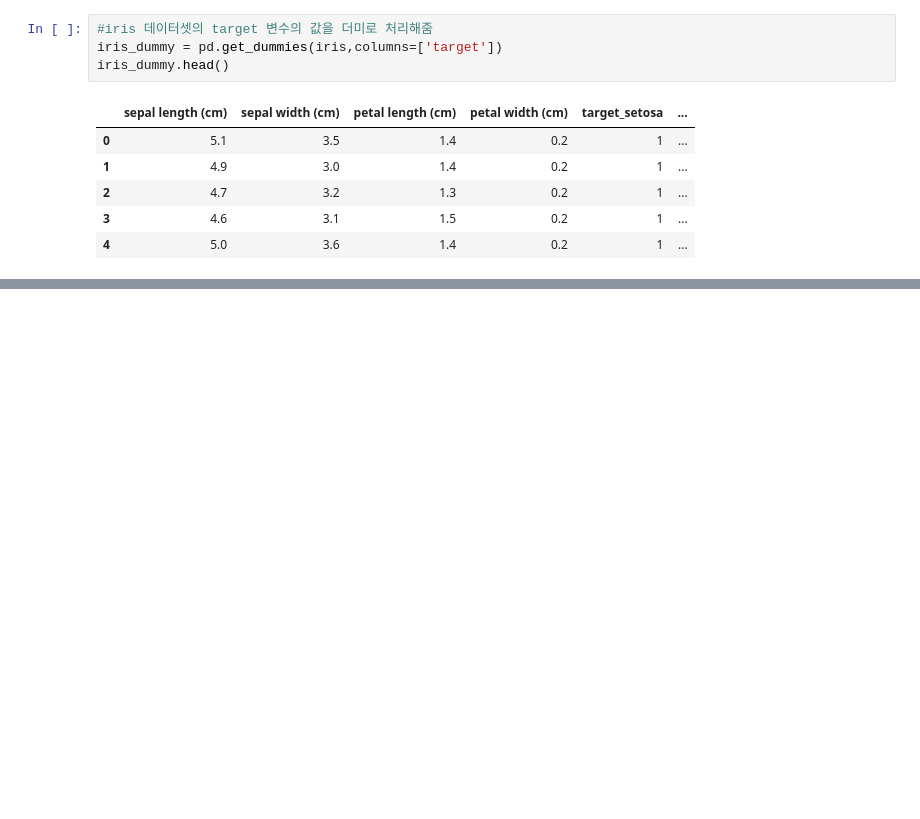
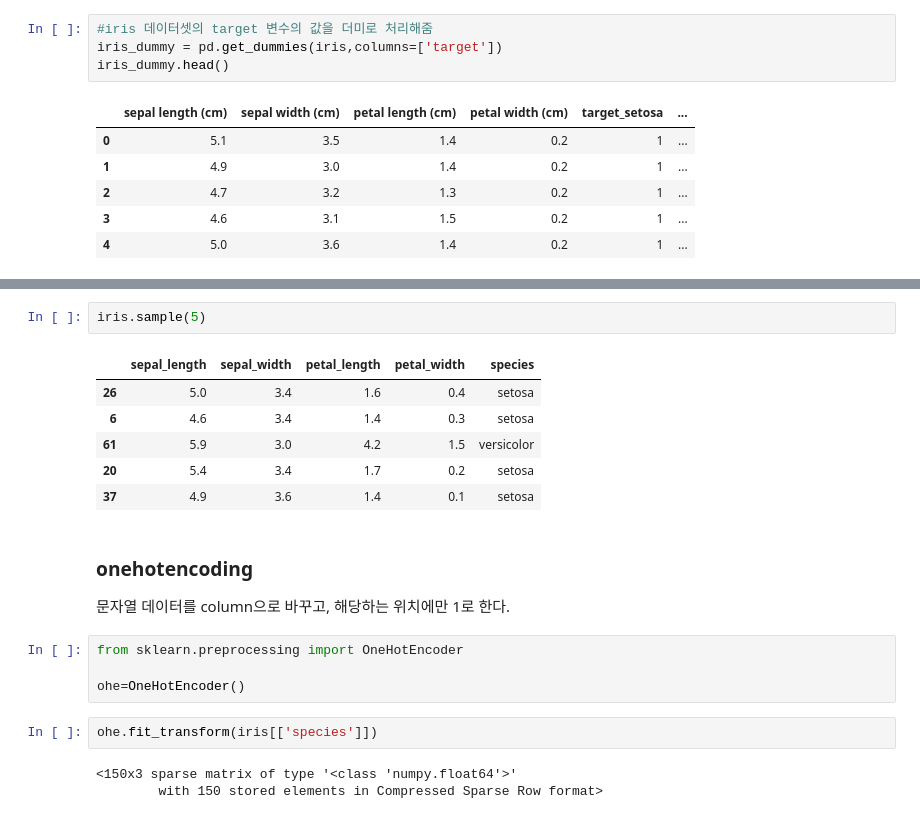
Before and after one commit to onleey/Machine-Learning_demo, a Jupyter notebook: p601_기계학습_데이터전처리_범주형변수처리.ipynb, the cells around one changed output, grey strips where cells are left out. Drawn from its saved outputs; the diff is of its cells as text; blank space fills up the shorter version.

```diff
--- a/p601_기계학습_데이터전처리_범주형변수처리.ipynb
+++ b/p601_기계학습_데이터전처리_범주형변수처리.ipynb
@@ -160,0 +266,22 @@ iris_dummy.sample(5)
+# %%
+iris.sample(5)
+# %% [output]
+|  | sepal_length | sepal_width | petal_length | petal_width | species |
+| 26 | 5.0 | 3.4 | 1.6 | 0.4 | setosa |
+| 6 | 4.6 | 3.4 | 1.4 | 0.3 | setosa |
+| 61 | 5.9 | 3.0 | 4.2 | 1.5 | versicolor |
+| 20 | 5.4 | 3.4 | 1.7 | 0.2 | setosa |
+| 37 | 4.9 | 3.6 | 1.4 | 0.1 | setosa |
+# %% [markdown]
+### onehotencoding
+
+문자열 데이터를 column으로 바꾸고, 해당하는 위치에만 1로 한다.
+# %%
+from sklearn.preprocessing import OneHotEncoder
+
+ohe=OneHotEncoder()
+# %%
+ohe.fit_transform(iris[['species']])
+# %% [output]
+<150x3 sparse matrix of type '<class 'numpy.float64'>'
+        with 150 stored elements in Compressed Sparse Row format>
```
Also changed, not shown: parts of 17 cells of this notebook.
